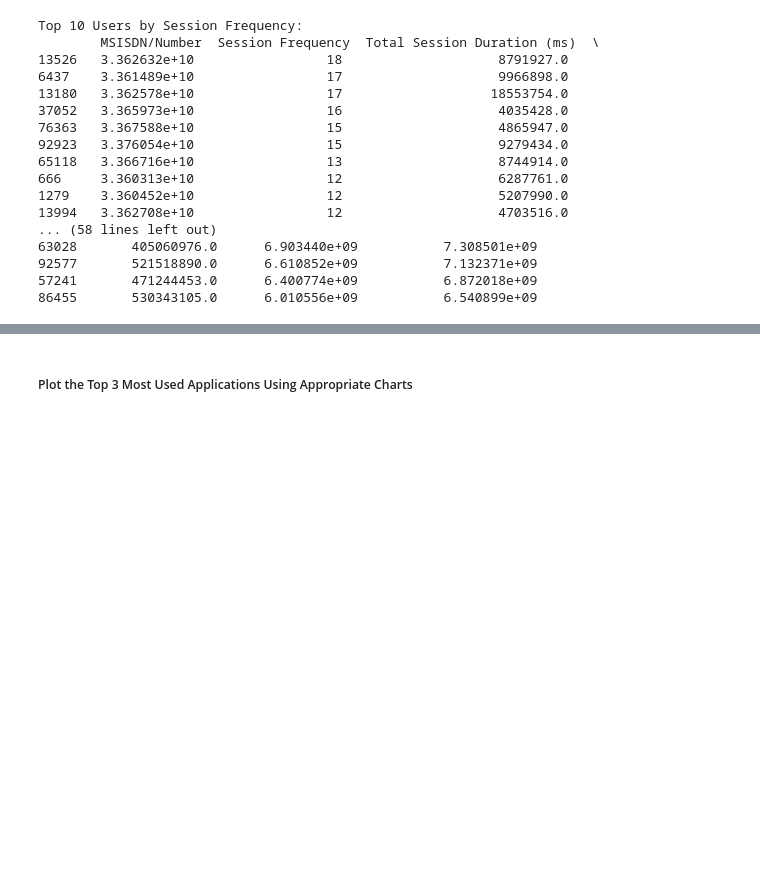
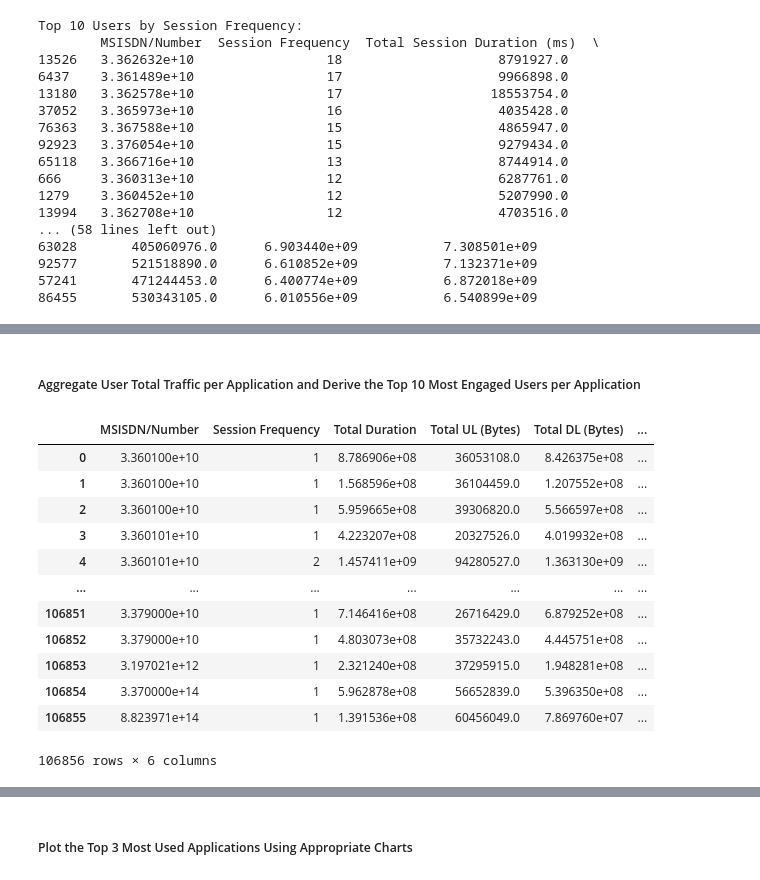
Before and after one commit to getahunTiruneh/TellCo-Telecom-Analysis, a Jupyter notebook: notebooks/user_engagement_analysis.ipynb, the cells around one changed output, grey strips where cells are left out. Saved outputs shown, nothing was run; the diff lists cells and outputs as text; code cells hidden in the pictures; blank space fills up the shorter version.

```diff
--- a/notebooks/user_engagement_analysis.ipynb
+++ b/notebooks/user_engagement_analysis.ipynb
@@ -159,0 +133,2 @@ engagement_df
+# %% [markdown]
+##### Aggregate User Total Traffic per Application and Derive the Top 10 Most Engaged Users per Application
@@ -159,0 +143,16 @@ engagement_df
+# %%
+user_engagement_df
+# %% [output]
+|  | MSISDN/Number | Session Frequency | Total Duration | Total UL (Bytes) | Total DL (Bytes) | ... |
+| 0 | 3.360100e+10 | 1 | 8.786906e+08 | 36053108.0 | 8.426375e+08 | ... |
+| 1 | 3.360100e+10 | 1 | 1.568596e+08 | 36104459.0 | 1.207552e+08 | ... |
+| 2 | 3.360100e+10 | 1 | 5.959665e+08 | 39306820.0 | 5.566597e+08 | ... |
+| 3 | 3.360101e+10 | 1 | 4.223207e+08 | 20327526.0 | 4.019932e+08 | ... |
+| 4 | 3.360101e+10 | 2 | 1.457411e+09 | 94280527.0 | 1.363130e+09 | ... |
+| ... | ... | ... | ... | ... | ... | ... |
+| 106851 | 3.379000e+10 | 1 | 7.146416e+08 | 26716429.0 | 6.879252e+08 | ... |
+| 106852 | 3.379000e+10 | 1 | 4.803073e+08 | 35732243.0 | 4.445751e+08 | ... |
+| 106853 | 3.197021e+12 | 1 | 2.321240e+08 | 37295915.0 | 1.948281e+08 | ... |
+| 106854 | 3.370000e+14 | 1 | 5.962878e+08 | 56652839.0 | 5.396350e+08 | ... |
+| 106855 | 8.823971e+14 | 1 | 1.391536e+08 | 60456049.0 | 7.869760e+07 | ... |
+106856 rows × 6 columns
```
Also changed, not shown: parts of 17 cells of this notebook.
